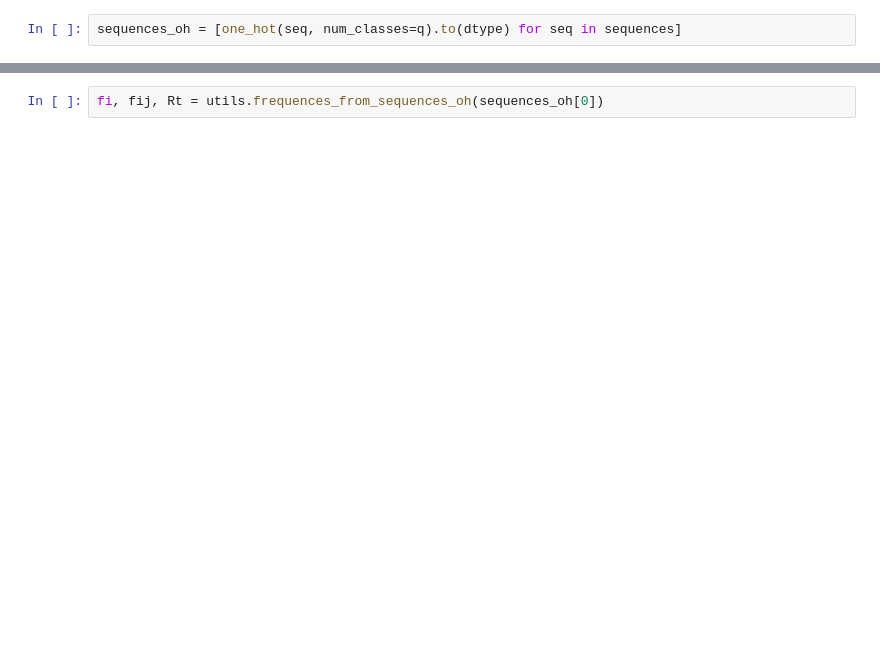
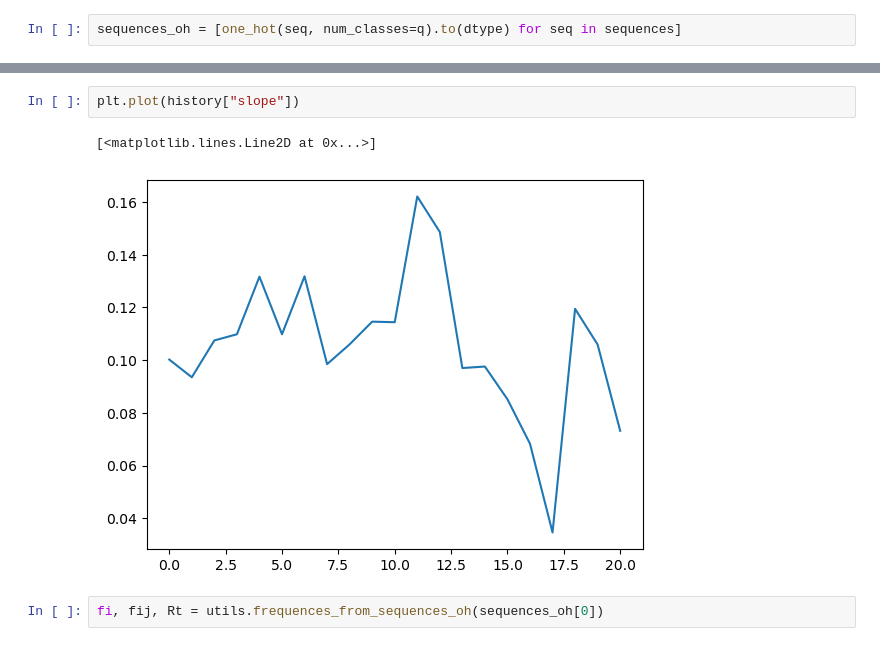
Before and after one commit to stecrotti/Aptamer2025py, a Jupyter notebook: prova.ipynb, the cells around one changed output, grey strips where cells are left out. Saved outputs shown, nothing was run; the diff lists cells and outputs as text; blank space fills up the shorter version.

```diff
--- a/prova.ipynb
+++ b/prova.ipynb
@@ -276,2 +314,7 @@ KeyboardInterrupt:
+# %%
+plt.plot(history["slope"])
+# %% [output]
+[<matplotlib.lines.Line2D at 0x...>]
+[figure, added]
 # %%
 fi, fij, Rt = utils.frequences_from_sequences_oh(sequences_oh[0])
```
Also changed, not shown: parts of 23 cells of this notebook, 8 other files.
